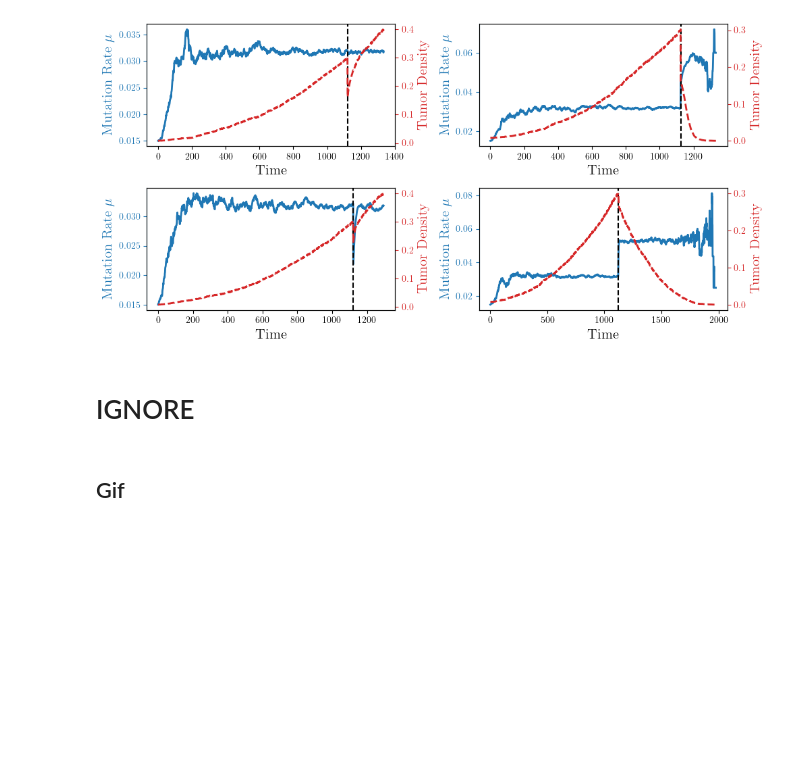
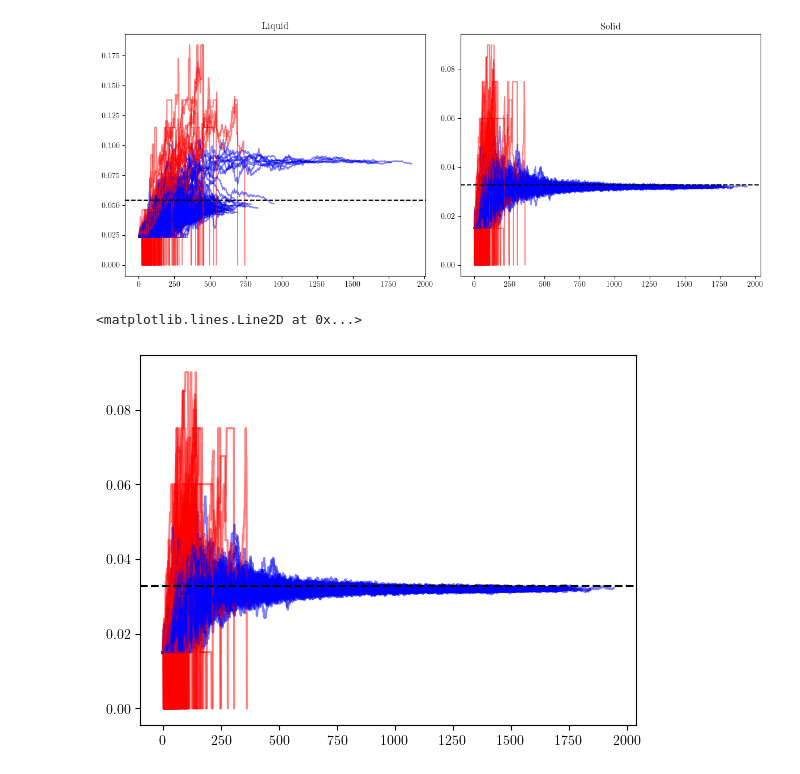
Before and after one commit to francescozambelli/CancerEvo, a Jupyter notebook: notebooks/analysis.ipynb, the cells around one changed output. Cells and saved outputs as stored; diff of their text form; code cells hidden in the pictures; blank space fills up the shorter version.

Commit message:
feat: add gene evolution analysis scripts, figures, and reports

```diff
--- a/notebooks/analysis.ipynb
+++ b/notebooks/analysis.ipynb
@@ -138,3 +107,0 @@ array([0, 2])
-# %%
-for i in range(500):
-    plt.plot(data_s['D'][i]['tumor_density'])
@@ -813,33 +107,0 @@ for int_type in ["A", "B", "C", "D"]:
-# %%
-fig, ax = plt.subplots(2, 2, figsize=(10, 5))
-ax = ax.flatten()
-
-for i, int_type in enumerate(["A", "B", "C", "D"]):
-
-    # ---- Left axis ----
-    ax[i].plot(int_mu[int_type], color="C0", lw=2)
-    ax[i].set_xlabel("Time", fontsize=15)
-    ax[i].axvline(int_instant[int_type], color="k", ls="--", lw=1.5, label="Intervention Time")
-
-    ax[i].set_ylabel(r"Mutation Rate $\mu$", fontsize=15, color="C0")
-    ax[i].tick_params(axis='y', colors="C0")
-    ax[i].spines["left"].set_color("C0")
-
-    #ax[i].grid(ls="--", lw=1, alpha=0.5)
-
-    # ---- Right axis ----
-    ax2 = ax[i].twinx()
-    ax2.plot(int_t[int_type], color="C3", lw=2, ls="--")
-
-    ax2.set_ylabel("Tumor Density", fontsize=15, color="C3")
-    ax2.tick_params(axis='y', colors="C3")
-    #ax2.spines["right"].set_color("C3")
-# increase space between subplots
-
-plt.tight_layout()
-# %% [output]
-[figure, removed]
-# %% [markdown]
-# IGNORE
-# %% [markdown]
-## Gif
@@ -855,0 +108,38 @@ shutil.rmtree('../Data/CancerEvo/gif')
+# %%
+data_l = load_all_ploidy_liquid()
+data_s = load_all_ploidy()
+# %%
+_, ax = plt.subplots(1,2,figsize=(12,5))
+
+for i in range(500):
+    if data_l['Diploid'][1][i]['outcome_code']==0:
+        ax[0].plot(data_l['Diploid'][1][i]['mu'], color="r", alpha=0.5)
+    else:
+        ax[0].plot(data_l['Diploid'][1][i]['mu'], color="b", alpha=0.5)
+
+ax[0].axhline(0.054, color="k", ls="--")
+ax[0].set_title("Liquid")
+
+for i in range(500):
+    if data_s['Diploid'][1][i]['outcome_code']==0:
+        ax[1].plot(data_s['Diploid'][1][i]['mu'], color="r", alpha=0.5)
+    else:
+        ax[1].plot(data_s['Diploid'][1][i]['mu'], color="b", alpha=0.5)
+
+ax[1].axhline(0.032614, color="k", ls="--")
+ax[1].set_title("Solid")
+
+plt.tight_layout()
+# %% [output]
+[figure, added]
+# %%
+for i in range(500):
+    if data_s['Diploid'][1][i]['outcome_code']==0:
+        plt.plot(data_s['Diploid'][1][i]['mu'], color="r", alpha=0.5)
+    else:
+        plt.plot(data_s['Diploid'][1][i]['mu'], color="b", alpha=0.5)
+
+plt.axhline(0.032614, color="k", ls="--")
+# %% [output]
+<matplotlib.lines.Line2D at 0x...>
+[figure, added]
```
Also changed, not shown: parts of 32 cells of this notebook, 28 other files.
